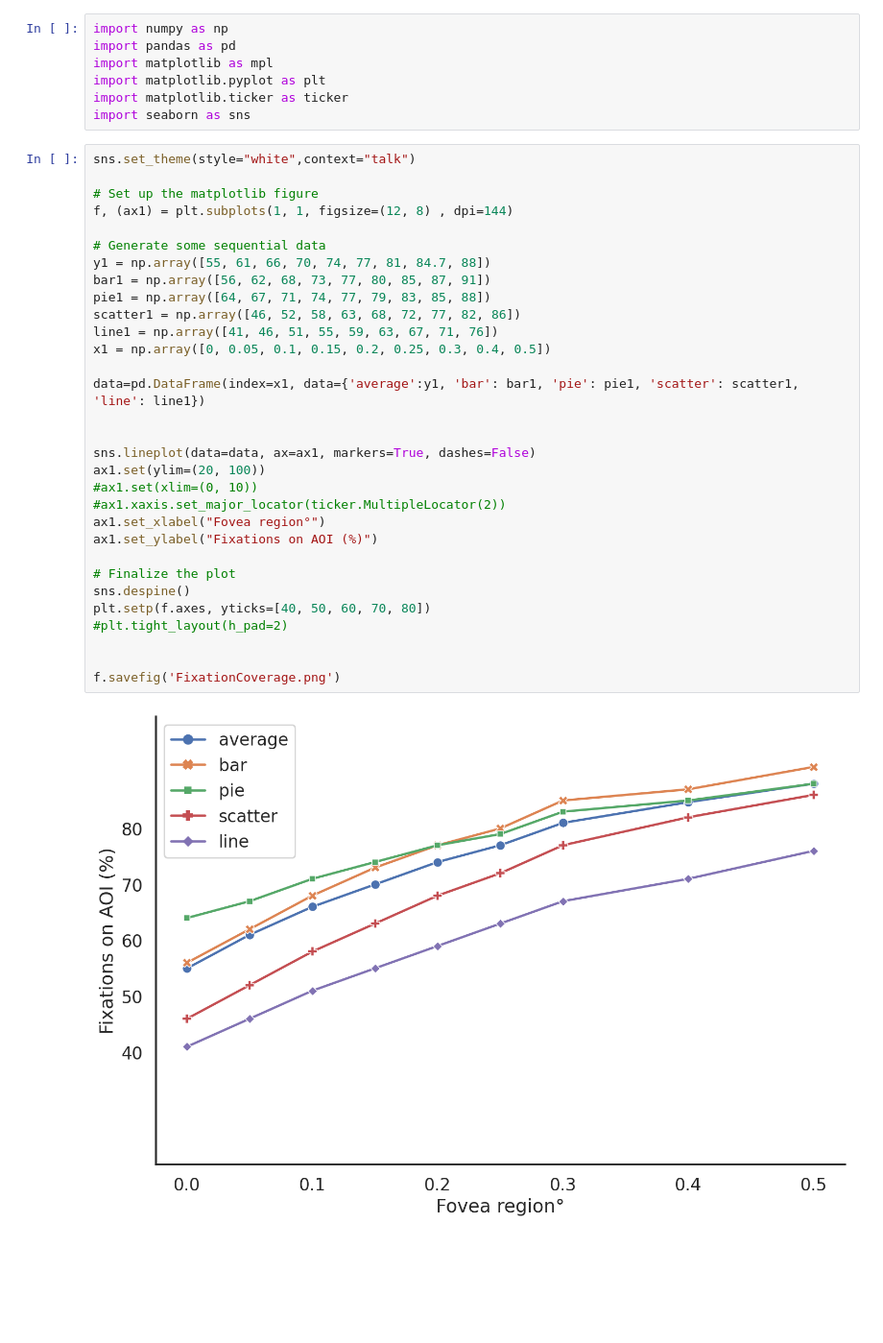
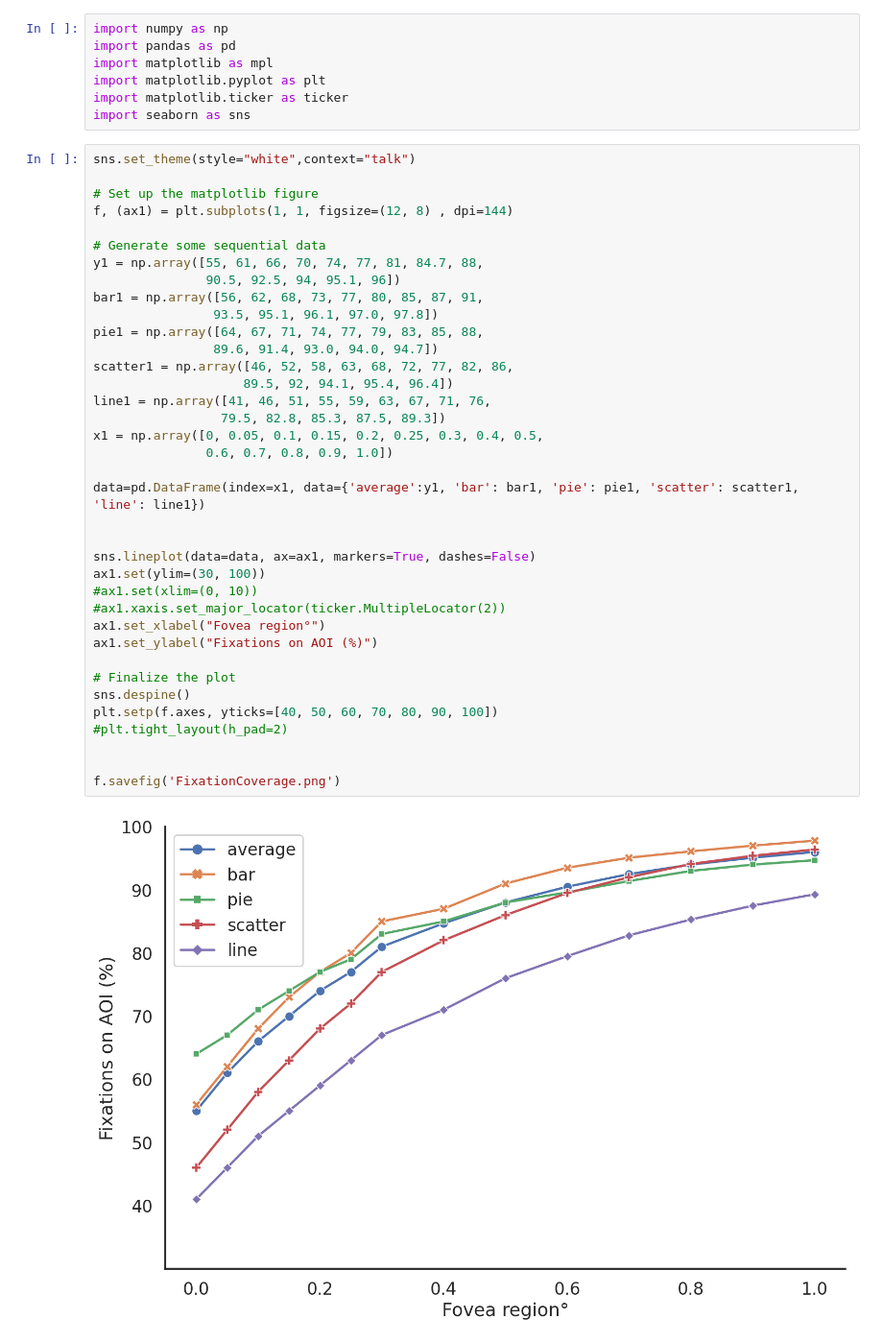
Before and after one commit to MarcWong/GazeUncertainty, a Jupyter notebook: VisQA+/Analysis/AOI/plot.ipynb, the cells around one changed output. Shown: that part at 96% size. Drawn from its saved outputs; the diff is of its cells as text; blank space fills up the shorter version.

```diff
--- a/VisQA+/Analysis/AOI/plot.ipynb
+++ b/VisQA+/Analysis/AOI/plot.ipynb
@@ -8,33 +8,39 @@ import seaborn as sns
 # %%
 sns.set_theme(style="white",context="talk")
 
 # Set up the matplotlib figure
 f, (ax1) = plt.subplots(1, 1, figsize=(12, 8) , dpi=144)
 
 # Generate some sequential data
-y1 = np.array([55, 61, 66, 70, 74, 77, 81, 84.7, 88])
-bar1 = np.array([56, 62, 68, 73, 77, 80, 85, 87, 91])
-pie1 = np.array([64, 67, 71, 74, 77, 79, 83, 85, 88])
-scatter1 = np.array([46, 52, 58, 63, 68, 72, 77, 82, 86])
-line1 = np.array([41, 46, 51, 55, 59, 63, 67, 71, 76])
-x1 = np.array([0, 0.05, 0.1, 0.15, 0.2, 0.25, 0.3, 0.4, 0.5])
+y1 = np.array([55, 61, 66, 70, 74, 77, 81, 84.7, 88,
+               90.5, 92.5, 94, 95.1, 96])
+bar1 = np.array([56, 62, 68, 73, 77, 80, 85, 87, 91,
+                93.5, 95.1, 96.1, 97.0, 97.8])
+pie1 = np.array([64, 67, 71, 74, 77, 79, 83, 85, 88,
+                89.6, 91.4, 93.0, 94.0, 94.7])
+scatter1 = np.array([46, 52, 58, 63, 68, 72, 77, 82, 86,
+                    89.5, 92, 94.1, 95.4, 96.4])
+line1 = np.array([41, 46, 51, 55, 59, 63, 67, 71, 76,
+                 79.5, 82.8, 85.3, 87.5, 89.3])
+x1 = np.array([0, 0.05, 0.1, 0.15, 0.2, 0.25, 0.3, 0.4, 0.5,
+               0.6, 0.7, 0.8, 0.9, 1.0])
 
 data=pd.DataFrame(index=x1, data={'average':y1, 'bar': bar1, 'pie': pie1, 'scatter': scatter1, 'line': line1})
 
 
 sns.lineplot(data=data, ax=ax1, markers=True, dashes=False)
-ax1.set(ylim=(20, 100))
+ax1.set(ylim=(30, 100))
 #ax1.set(xlim=(0, 10))
 #ax1.xaxis.set_major_locator(ticker.MultipleLocator(2))
 ax1.set_xlabel("Fovea region°")
 ax1.set_ylabel("Fixations on AOI (%)")
 
 # Finalize the plot
 sns.despine()
-plt.setp(f.axes, yticks=[40, 50, 60, 70, 80])
+plt.setp(f.axes, yticks=[40, 50, 60, 70, 80, 90, 100])
 #plt.tight_layout(h_pad=2)
 
 
 f.savefig('FixationCoverage.png')
 # %% [output]
-[figure, old version]
+[figure, new version]
```
Also changed, not shown: 7 other files.
